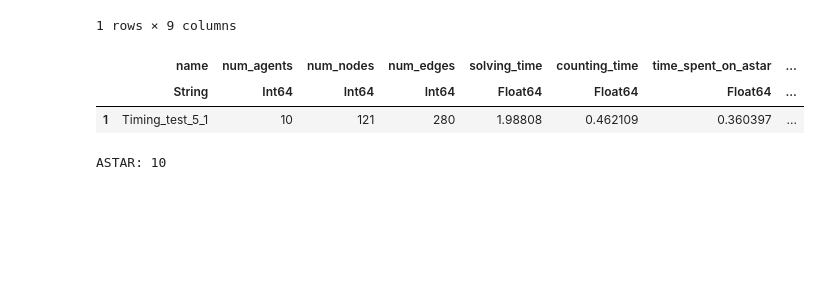
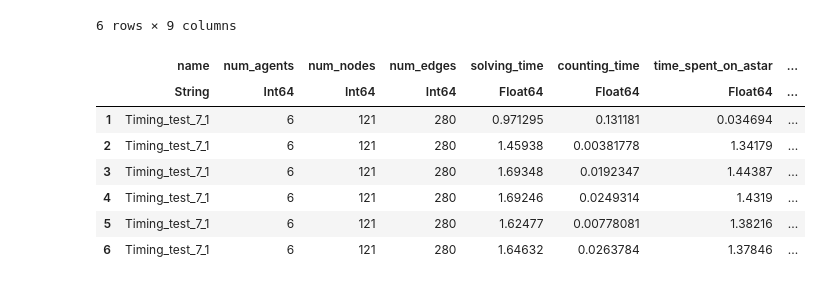
Before and after one commit to sisl/CRCBS.jl, a Jupyter notebook: experiments/Run_CRCBS.ipynb, the cells around one changed output. Saved outputs shown, nothing was run; the diff lists cells and outputs as text; code cells hidden in the pictures; blank space fills up the shorter version.

Commit message:
Perfect Heuristic and Timing Tests

```diff
--- a/experiments/Run_CRCBS.ipynb
+++ b/experiments/Run_CRCBS.ipynb
@@ -79,15 +82,12 @@ Check3
 # %%
-data[[1,9,11,12,13,14,15,16,17]]
+data6[[1,9,11,12,13,14,15,16,17]]
 # %% [output]
-1 rows × 9 columns
+6 rows × 9 columns
 |  | name | num_agents | num_nodes | num_edges | solving_time | counting_time | time_spent_on_astar | ... |
 |  | String | Int64 | Int64 | Int64 | Float64 | Float64 | Float64 | ... |
-| 1 | Timing_test_5_1 | 10 | 121 | 280 | 1.98808 | 0.462109 | 0.360397 | ... |
+| 1 | Timing_test_7_1 | 6 | 121 | 280 | 0.971295 | 0.131181 | 0.034694 | ... |
+| 2 | Timing_test_7_1 | 6 | 121 | 280 | 1.45938 | 0.00381778 | 1.34179 | ... |
+| 3 | Timing_test_7_1 | 6 | 121 | 280 | 1.69348 | 0.0192347 | 1.44387 | ... |
+| 4 | Timing_test_7_1 | 6 | 121 | 280 | 1.69246 | 0.0249314 | 1.4319 | ... |
+| 5 | Timing_test_7_1 | 6 | 121 | 280 | 1.62477 | 0.00778081 | 1.38216 | ... |
+| 6 | Timing_test_7_1 | 6 | 121 | 280 | 1.64632 | 0.0263784 | 1.37846 | ... |
-# %%
-name = "Timing_test_5"
-sub_name="Timing_test_5_1"
-data2 = run_problem(name; sub_name=sub_name, lambda=0.2,epsilon=0.01,t_delay=1.0,dataframe=data,num_trials=2000);
-data3 = run_problem(name; sub_name=sub_name, lambda=0.2,epsilon=0.001,t_delay=1.0,dataframe=data2,num_trials=2000);
-data4 = run_problem(name; sub_name=sub_name, lambda=0.2,epsilon=0.0001,t_delay=1.0,dataframe=data3,num_trials=2000)
-# %% [output]
-ASTAR: 10
```
Also changed, not shown: parts of 5 cells of this notebook, 34 other files.
